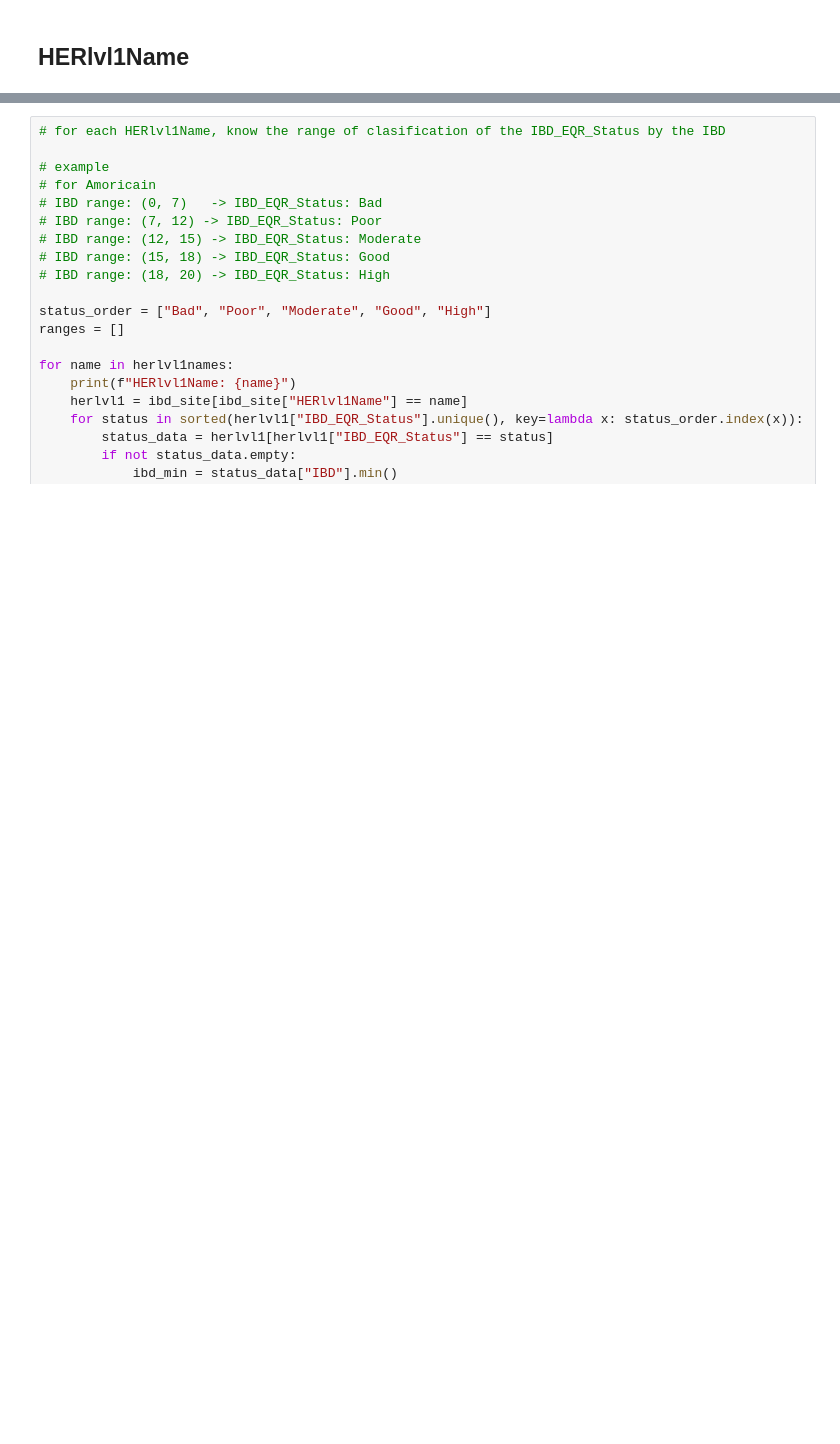
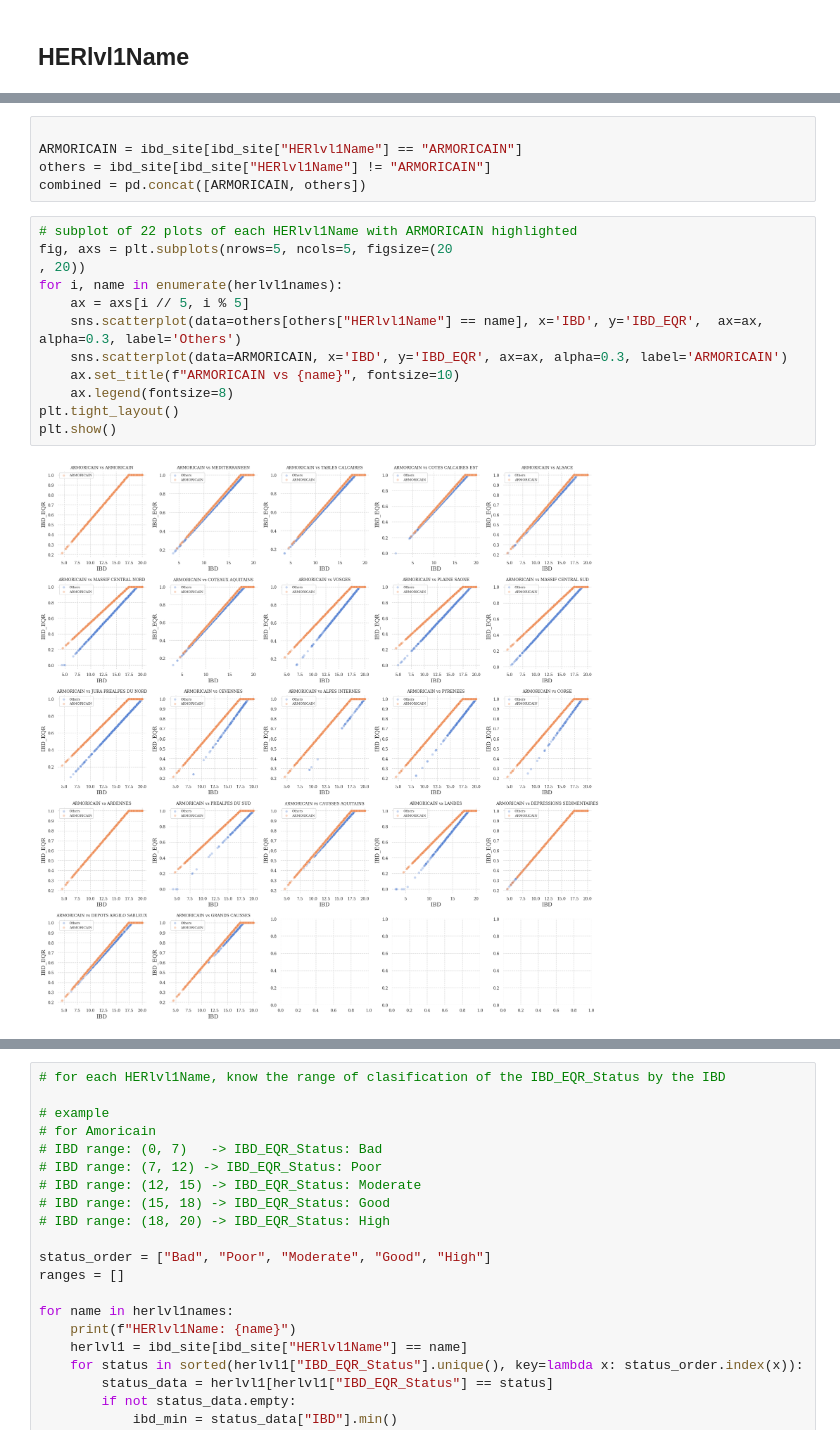
Before and after one commit to heritaco/Empilement-Tobit-CatBoost-et-interpolation-laplacienne-spatio-temporelle-pour-l-IBD-EQR, a Jupyter notebook: notebooks/02 es ibd lit por region/si es.ipynb, the cells around one changed output, grey strips where cells are left out. Drawn from its saved outputs; the diff is of its cells as text; blank space fills up the shorter version.

```diff
--- a/notebooks/02 es ibd lit por region/si es.ipynb
+++ b/notebooks/02 es ibd lit por region/si es.ipynb
@@ -184,0 +187,19 @@ plt.show()
+# %%
+
+ARMORICAIN = ibd_site[ibd_site["HERlvl1Name"] == "ARMORICAIN"]
+others = ibd_site[ibd_site["HERlvl1Name"] != "ARMORICAIN"]
+combined = pd.concat([ARMORICAIN, others])
+# %%
+# subplot of 22 plots of each HERlvl1Name with ARMORICAIN highlighted
+fig, axs = plt.subplots(nrows=5, ncols=5, figsize=(20
+, 20))
+for i, name in enumerate(herlvl1names):
+    ax = axs[i // 5, i % 5]
+    sns.scatterplot(data=others[others["HERlvl1Name"] == name], x='IBD', y='IBD_EQR',  ax=ax, alpha=0.3, label='Others')
+    sns.scatterplot(data=ARMORICAIN, x='IBD', y='IBD_EQR', ax=ax, alpha=0.3, label='ARMORICAIN')
+    ax.set_title(f"ARMORICAIN vs {name}", fontsize=10)
+    ax.legend(fontsize=8)
+plt.tight_layout()
+plt.show()
+# %% [output]
+[figure, added]
```
Also changed, not shown: parts of 15 cells of this notebook.
